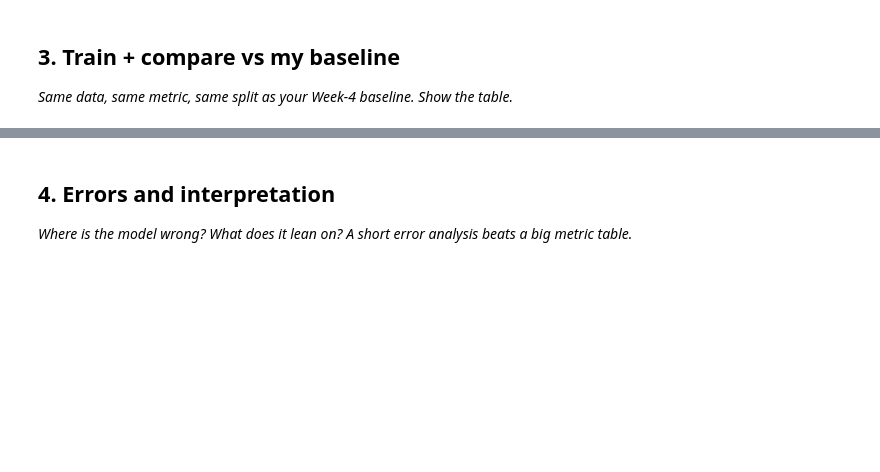
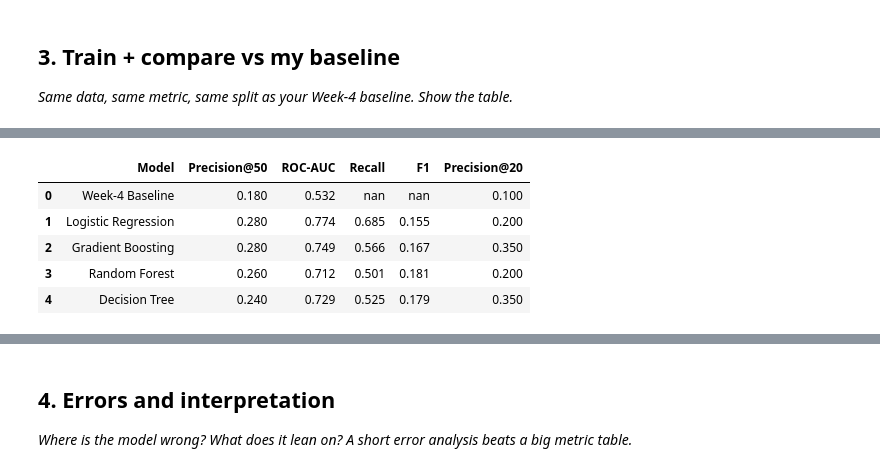
Before and after one commit to Rowan-ali/flyrank-ml-internship, a Jupyter notebook: work/notebooks/w05_model.ipynb, the cells around one changed output, grey strips where cells are left out. Saved outputs shown, nothing was run; the diff lists cells and outputs as text; code cells hidden in the pictures; blank space fills up the shorter version.

```diff
--- a/work/notebooks/w05_model.ipynb
+++ b/work/notebooks/w05_model.ipynb
@@ -29,0 +1077,85 @@ This skeleton is yours to fill. Work the sections **in order** — each one has
+# %%
+# ============================================================
+# FINAL MODEL VS BASELINE EVALUATION
+# ============================================================
+
+# Baseline scores
+baseline_scores = baseline_test["baseline_score"].to_numpy()
+
+# Evaluate the Week-4 baseline
+baseline_result = {
+    "Model": "Week-4 Baseline",
+    "Precision@50": precision_at_k(
+        y_test,
+        baseline_scores,
+        k=50
+    ),
+    "Precision@20": precision_at_k(
+        y_test,
+        baseline_scores,
+        k=20
+    ),
+    "ROC-AUC": roc_auc_score(
+        y_test,
+        baseline_scores
+    ),
+    "Recall": np.nan,
+    "F1": np.nan
+}
+
+# Evaluate learned models
+comparison_results = []
+
+for model_name, scores in model_scores.items():
+
+    row = evaluate_ranking_model(
+        model_name,
+        y_test,
+        scores,
+        k=50
+    )
+
+    row["Precision@20"] = precision_at_k(
+        y_test,
+        scores,
+        k=20
+    )
+
+    comparison_results.append(row)
+
+# Add baseline
+comparison_results.append(baseline_result)
+
+# Create final comparison table
+comparison_table = pd.DataFrame(
+    comparison_results
+)
+
+# Put the baseline first
+comparison_table["sort_order"] = (
+    comparison_table["Model"]
+    .eq("Week-4 Baseline")
+    .astype(int)
+)
+
+comparison_table = (
+    comparison_table
+    .sort_values(
+        by=["sort_order", "Precision@50"],
+        ascending=[False, False]
+    )
+    .drop(columns="sort_order")
+    .reset_index(drop=True)
+)
+
+print("=== MODEL VS BASELINE COMPARISON ===")
+display(
+    comparison_table.style.format({
+        "Precision@50": "{:.3f}",
+        "Precision@20": "{:.3f}",
+        "ROC-AUC": "{:.3f}",
+        "Recall": "{:.3f}",
+        "F1": "{:.3f}"
+    })
+)
+# %% [output]
@@ -29,0 +1163,6 @@ This skeleton is yours to fill. Work the sections **in order** — each one has
+|  | Model | Precision@50 | ROC-AUC | Recall | F1 | Precision@20 |
+| 0 | Week-4 Baseline | 0.180 | 0.532 | nan | nan | 0.100 |
+| 1 | Logistic Regression | 0.280 | 0.774 | 0.685 | 0.155 | 0.200 |
+| 2 | Gradient Boosting | 0.280 | 0.749 | 0.566 | 0.167 | 0.350 |
+| 3 | Random Forest | 0.260 | 0.712 | 0.501 | 0.181 | 0.200 |
+| 4 | Decision Tree | 0.240 | 0.729 | 0.525 | 0.179 | 0.350 |
```
Also changed, not shown: parts of 41 cells of this notebook.
